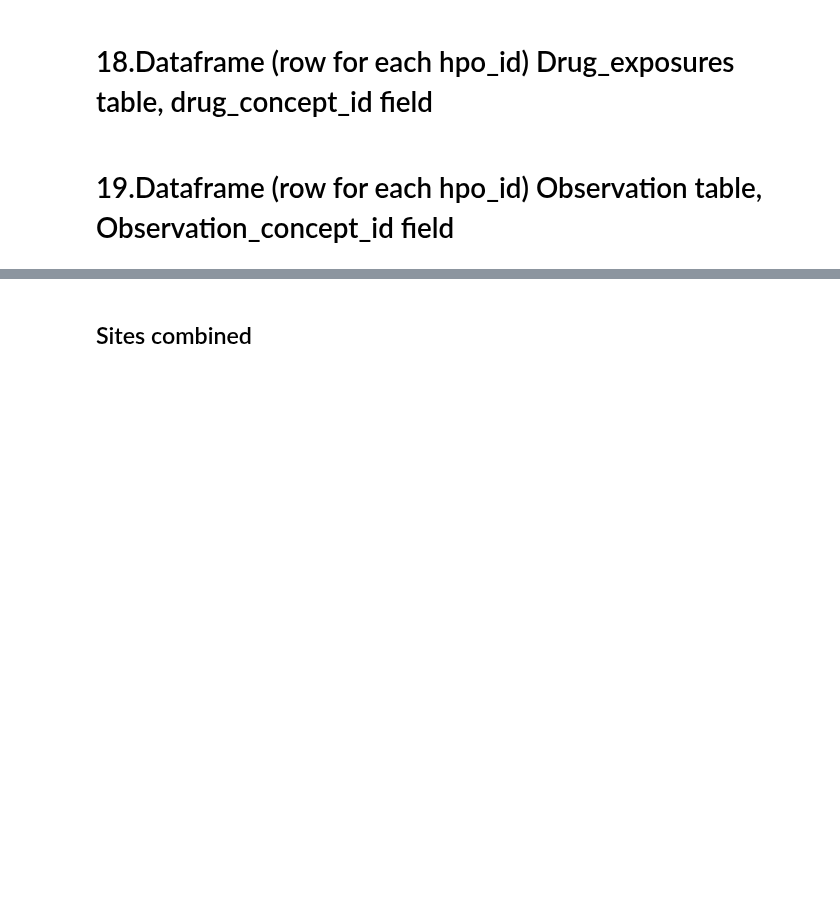
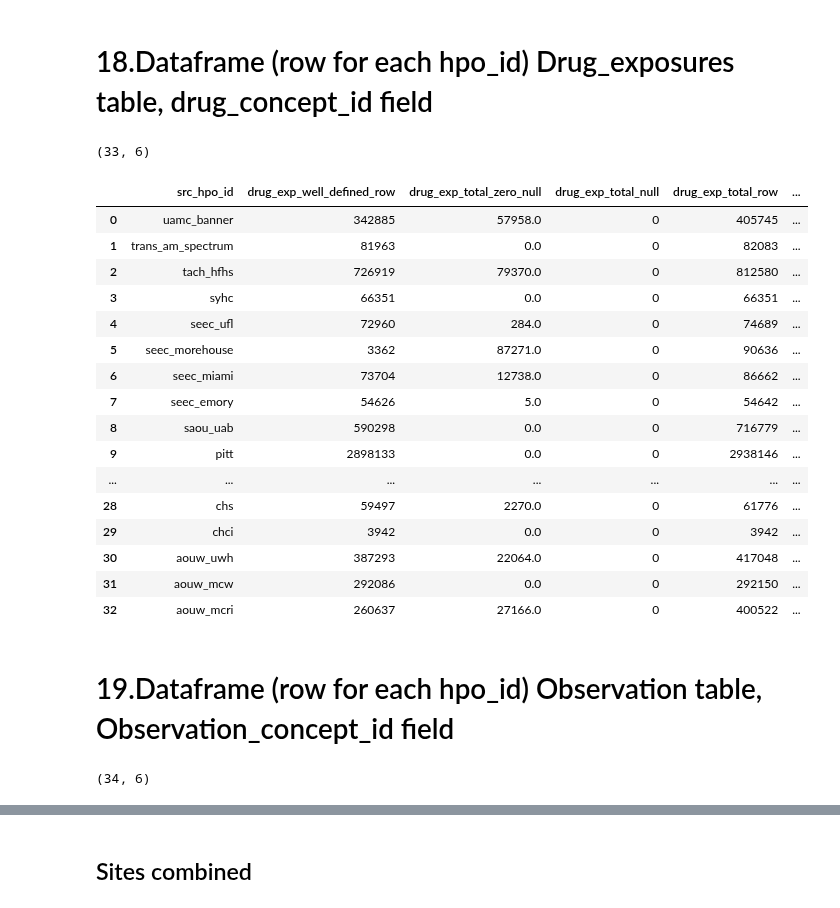
Before and after one commit to all-of-us/curation, a Jupyter notebook: data_steward/analytics/table_metrics/Table_Metrics_part_1.ipynb, the cells around one changed output, grey strips where cells are left out. Cells and saved outputs as stored; diff of their text form; code cells hidden in the pictures; blank space fills up the shorter version.

```diff
--- a/data_steward/analytics/table_metrics/Table_Metrics_part_1.ipynb
+++ b/data_steward/analytics/table_metrics/Table_Metrics_part_1.ipynb
@@ -40,7 +40,7 @@ from datetime import time
 from datetime import timedelta
 import time
 
-DATASET = ''
+DATASET = 'aou-res-curation-prod.prod_drc_dataset'
 
 plt.style.use('ggplot')
 pd.options.display.max_rows = 999
@@ -1113,12 +1352,12 @@ procedure_concept_df
 # %% [markdown]
 # 18.Dataframe (row for each hpo_id) Drug_exposures table, drug_concept_id field
 # %%
-drug_concept_df = pd.io.gbq.read_gbq('''
+drug_exp_concept_df = pd.io.gbq.read_gbq('''
     WITH
         data1 AS (
             SELECT
                 src_hpo_id,
-                COUNT(*) AS drug_total_row
+                COUNT(*) AS drug_exp_total_row
             FROM
                `{}.unioned_ehr_drug_exposure` AS t1
             INNER JOIN
@@ -1135,7 +1374,7 @@ drug_concept_df = pd.io.gbq.read_gbq('''
         data2 AS (
             SELECT
                 src_hpo_id,
-                COUNT(*) AS drug_well_defined_row
+                COUNT(*) AS drug_exp_well_defined_row
             FROM
                `{}.unioned_ehr_drug_exposure` AS t1
             INNER JOIN
@@ -1158,7 +1397,7 @@ drug_concept_df = pd.io.gbq.read_gbq('''
         data3 AS (
             SELECT
                 src_hpo_id,
-                COUNT(*) AS drug_total_zero_null
+                COUNT(*) AS drug_exp_total_zero_null
             FROM
                `{}.unioned_ehr_drug_exposure` AS t1
             INNER JOIN
@@ -1181,7 +1420,7 @@ drug_concept_df = pd.io.gbq.read_gbq('''
                 data4 AS (
             SELECT
                 src_hpo_id,
-                COUNT(*) AS drug_total_null
+                COUNT(*) AS drug_exp_total_null
             FROM
                `{}.unioned_ehr_drug_exposure` AS t1
             INNER JOIN
@@ -1199,11 +1438,11 @@ drug_concept_df = pd.io.gbq.read_gbq('''
 
     SELECT
         data1.src_hpo_id,
-        drug_well_defined_row,
-        drug_total_zero_null,
-        drug_total_null,
-        drug_total_row,
-        round(100*(drug_well_defined_row/drug_total_row),1) as drug_success_rate
+        drug_exp_well_defined_row,
+        drug_exp_total_zero_null,
+        drug_exp_total_null,
+        drug_exp_total_row,
+        round(100*(drug_exp_well_defined_row/drug_exp_total_row),1) as drug_exp_succes_rate
     FROM
         data1
     LEFT OUTER JOIN
@@ -1223,11 +1462,31 @@ drug_concept_df = pd.io.gbq.read_gbq('''
     '''.format(DATASET, DATASET,DATASET,DATASET,DATASET,DATASET,DATASET,DATASET,DATASET,DATASET,DATASET,DATASET,DATASET,DATASET,DATASET,DATASET),
                                     dialect='standard'
 )
-drug_concept_df.shape
+drug_exp_concept_df.shape
+# %% [output]
+(33, 6)
 # %%
 
-drug_concept_df=drug_concept_df.fillna(0)
-drug_concept_df
+drug_exp_concept_df=drug_exp_concept_df.fillna(0)
+drug_exp_concept_df
+# %% [output]
+|  | src_hpo_id | drug_exp_well_defined_row | drug_exp_total_zero_null | drug_exp_total_null | drug_exp_total_row | ... |
+| 0 | uamc_banner | 342885 | 57958.0 | 0 | 405745 | ... |
+| 1 | trans_am_spectrum | 81963 | 0.0 | 0 | 82083 | ... |
+| 2 | tach_hfhs | 726919 | 79370.0 | 0 | 812580 | ... |
+| 3 | syhc | 66351 | 0.0 | 0 | 66351 | ... |
+| 4 | seec_ufl | 72960 | 284.0 | 0 | 74689 | ... |
+| 5 | seec_morehouse | 3362 | 87271.0 | 0 | 90636 | ... |
+| 6 | seec_miami | 73704 | 12738.0 | 0 | 86662 | ... |
+| 7 | seec_emory | 54626 | 5.0 | 0 | 54642 | ... |
+| 8 | saou_uab | 590298 | 0.0 | 0 | 716779 | ... |
+| 9 | pitt | 2898133 | 0.0 | 0 | 2938146 | ... |
+| ... | ... | ... | ... | ... | ... | ... |
+| 28 | chs | 59497 | 2270.0 | 0 | 61776 | ... |
+| 29 | chci | 3942 | 0.0 | 0 | 3942 | ... |
+| 30 | aouw_uwh | 387293 | 22064.0 | 0 | 417048 | ... |
+| 31 | aouw_mcw | 292086 | 0.0 | 0 | 292150 | ... |
+| 32 | aouw_mcri | 260637 | 27166.0 | 0 | 400522 | ... |
 # %% [markdown]
 # 19.Dataframe (row for each hpo_id) Observation table, Observation_concept_id field
 # %%
@@ -1321,7 +1580,7 @@ observation_concept_df = pd.io.gbq.read_gbq('''
         observation_total_missing,
         observation_well_defined_row,
         observation_total_row,
-        round(100*(observation_well_defined_row/observation_total_row),1) as observation_success_rate
+        round(100*(observation_well_defined_row/observation_total_row),1) as succes_rate
     FROM
         data1
     LEFT OUTER JOIN
@@ -1342,6 +1601,8 @@ observation_concept_df = pd.io.gbq.read_gbq('''
                                     dialect='standard'
 )
 observation_concept_df.shape
+# %% [output]
+(34, 6)
 # %%
 observation_concept_df=observation_concept_df.fillna(0)
 observation_concept_df
```
Also changed, not shown: parts of 60 cells of this notebook, 2 other files.
